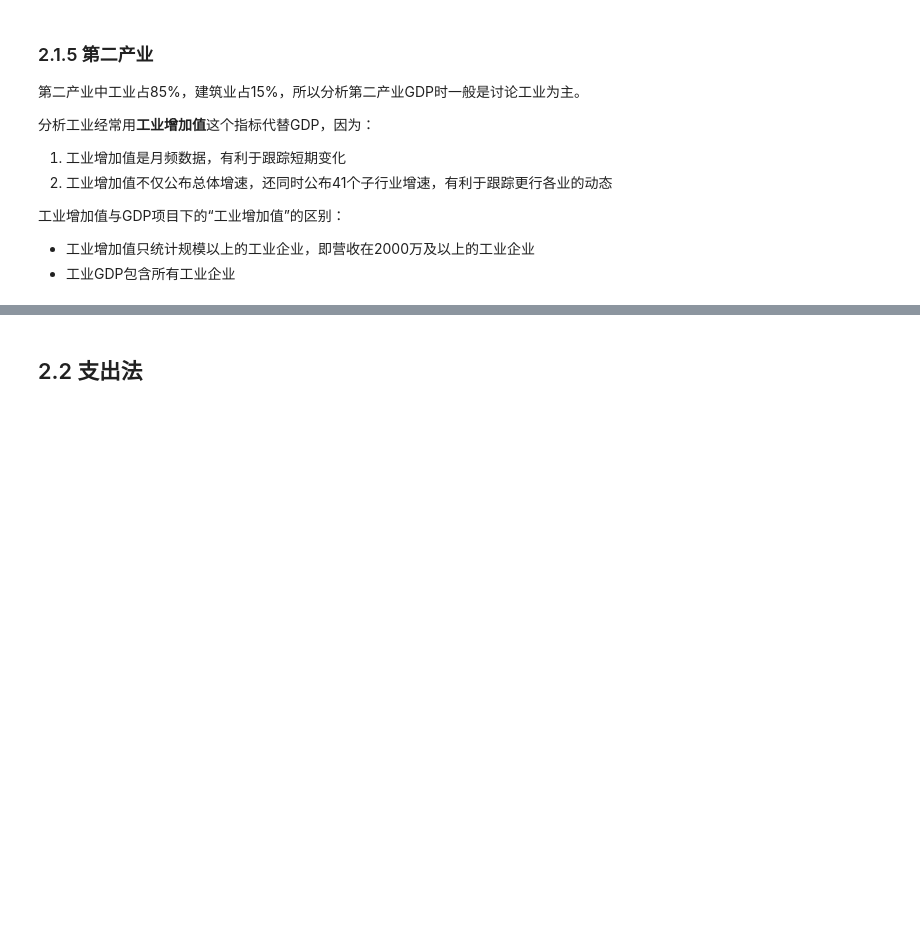
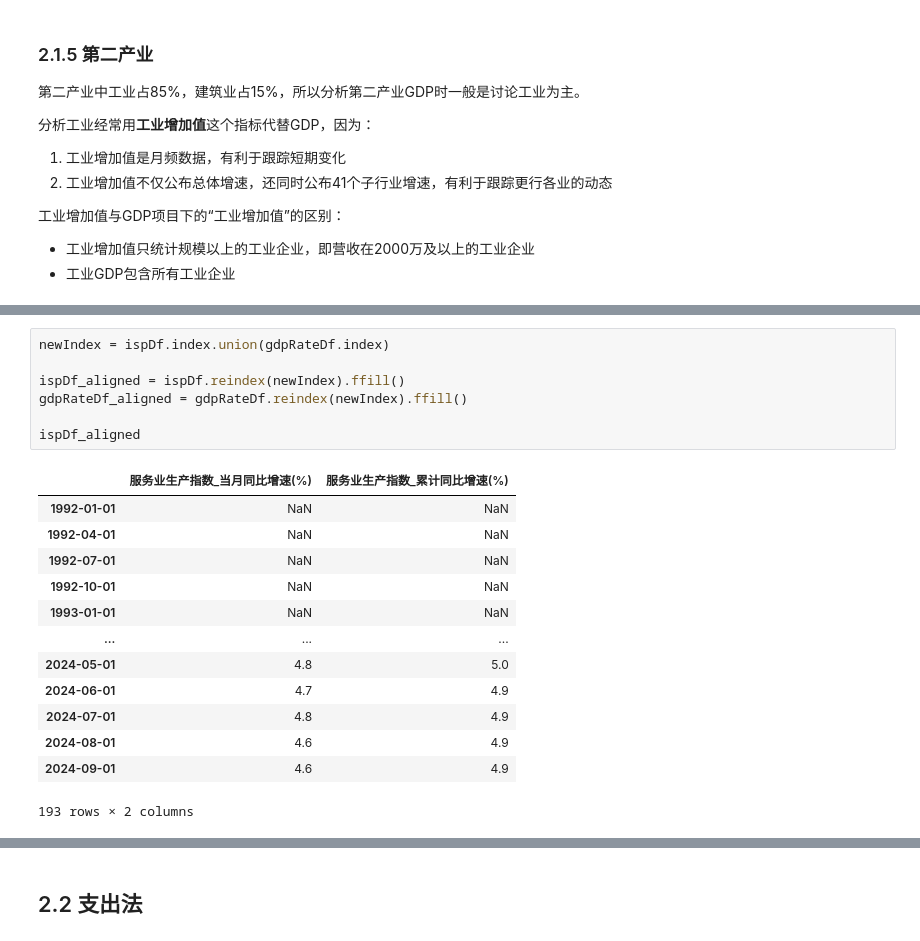
Before and after one commit to kampfer/various-data, a Jupyter notebook: src/researches/jupyter/gdp.ipynb, the cells around one changed output, grey strips where cells are left out. Cells and saved outputs as stored; diff of their text form; blank space fills up the shorter version.

```diff
--- a/src/researches/jupyter/gdp.ipynb
+++ b/src/researches/jupyter/gdp.ipynb
@@ -310,0 +353,21 @@ Index(['2024年第二季度', '2024年第一季度', '2023年第四季度', '202
+# %%
+newIndex = ispDf.index.union(gdpRateDf.index)
+
+ispDf_aligned = ispDf.reindex(newIndex).ffill()
+gdpRateDf_aligned = gdpRateDf.reindex(newIndex).ffill()
+
+ispDf_aligned
+# %% [output]
+|  | 服务业生产指数_当月同比增速(%) | 服务业生产指数_累计同比增速(%) |
+| 1992-01-01 | NaN | NaN |
+| 1992-04-01 | NaN | NaN |
+| 1992-07-01 | NaN | NaN |
+| 1992-10-01 | NaN | NaN |
+| 1993-01-01 | NaN | NaN |
+| ... | ... | ... |
+| 2024-05-01 | 4.8 | 5.0 |
+| 2024-06-01 | 4.7 | 4.9 |
+| 2024-07-01 | 4.8 | 4.9 |
+| 2024-08-01 | 4.6 | 4.9 |
+| 2024-09-01 | 4.6 | 4.9 |
+193 rows × 2 columns
```
Also changed, not shown: parts of 17 cells of this notebook.
